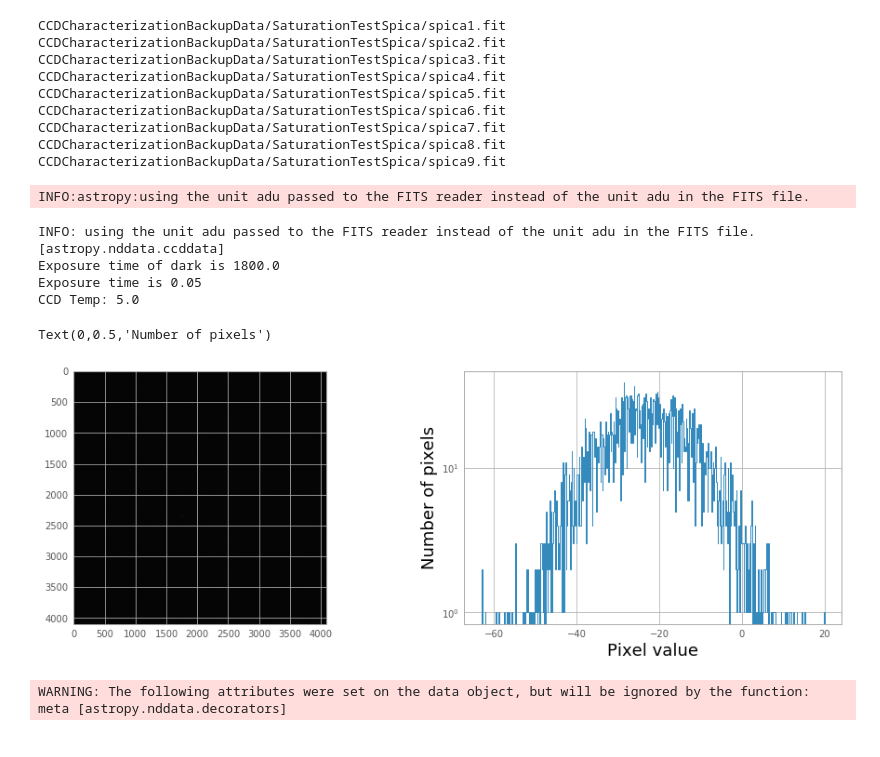
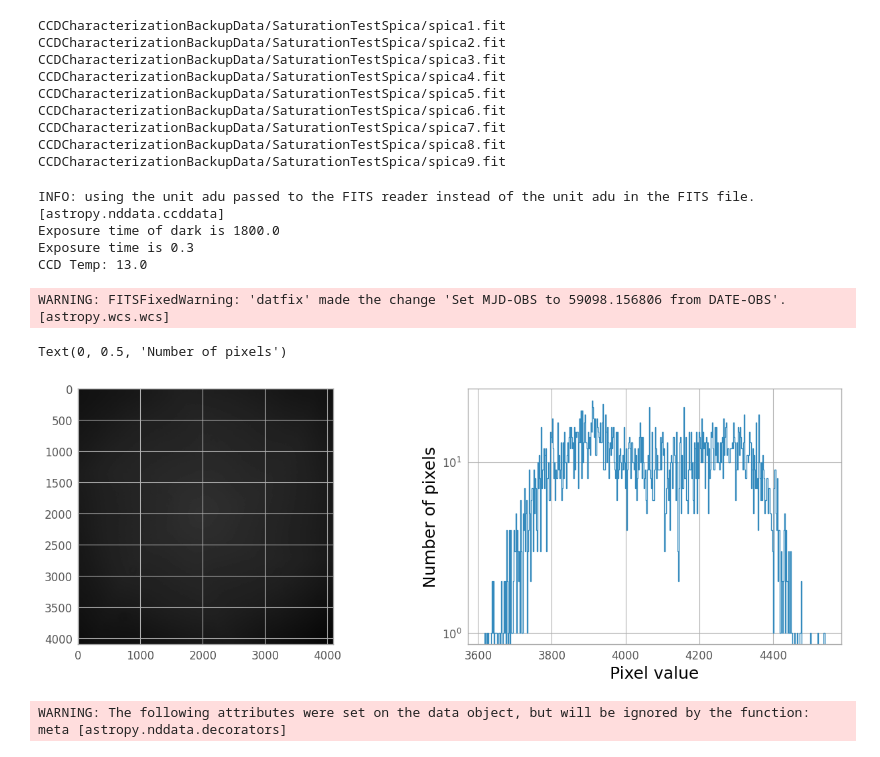
Before and after one commit to karenlmasters/ObservationalAstrophysics, a Jupyter notebook: Working with FLI Proline CCD Data.ipynb, the cells around one changed output. Drawn from its saved outputs; the diff is of its cells as text; code cells hidden in the pictures.

```diff
--- a/Working with FLI Proline CCD Data.ipynb
+++ b/Working with FLI Proline CCD Data.ipynb
@@ -449,6 +475,6 @@ INFO: using the unit adu passed to the FITS reader instead of the unit adu in th
 #This is a good way to make final best average arrays.
 #Ideally you have more than two flats to combine
 
-outdir='CCDCharacterizationBackupData/Reduced/'
+print(outdir)
 gflat = ccdp.combine(reducedlist, unit='adu', sigma_clip=True,
                              output_file=outdir+'averaged_gflat4.fit')
@@ -499,7 +527,7 @@ Text(0,0.5,'Number of pixels')
 # %%
 #Import Flat fields in g-band with 1 various exposure lengths.
 #Create the list of input files
-indir='CCDCharacterizationBackupData/DomeFlatfields/'  #Replace!
+indir=file_root+'DomeFlatfields/'  #Replace with the path to your files!
 filelist=[]
 for file in os.listdir(indir):
     if (file.endswith(".FIT") and file.startswith("flat_g") ):
@@ -529,13 +557,14 @@ CCDCharacterizationBackupData/DomeFlatfields/flat_g_5S2.FIT
 # %%
 #Need to measure average and standard deviation of the difference of two of the same length.
-#T=5s is saturated so don't use.
+#T=5s is saturated so don't use. I think T=4s maybe a bit saturated too.
 
-#Set up for results. Times from the names of the files
-time=[0.3,0.5,1.5,1.0,2.5,2.0,3.0,4.0]
-Flux=[0.0,0.0,0.0,0.0,0.0,0.0,0.0,0.0]
-SD=[0.0,0.0,0.0,0.0,0.0,0.0,0.0,0.0]
+#Set up for results. Times from the names of the files. Need one per PAIR of flat fields.
+#This is really bad hard coding, you would need to make it be right for your data!
+time=[0.3,0.5,1.5,1.0,2.5,2.0,3.0]
+Flux=[0.0,0.0,0.0,0.0,0.0,0.0,0.0]
+SD=[0.0,0.0,0.0,0.0,0.0,0.0,0.0]
 
-for i in range(8):
+for i in range(7):
     file=filelist[2*i]
     print('File to open: ',file)
     flat1 = fits.open(file)   #Read in pre-subtraction image
@@ -617,7 +650,7 @@ Here we'll use the bias, dark and flat to do a basic aperture photometry of a si
 # %%
 #Import Flat fields in g-band with 1 various exposure lengths.
 #Create the list of input files
-indir='CCDCharacterizationBackupData/SaturationTestSpica/'  #Replace!
+indir=file_root+'SaturationTestSpica/'  #Replace with path to your data
 filelist=[]
 for file in os.listdir(indir):
     if (file.endswith(".fit") and file.startswith("spica") ):
@@ -638,41 +671,41 @@ CCDCharacterizationBackupData/SaturationTestSpica/spica9.fit
 # %%
 #First we remove the bias and dark current
 avbias=CCDData.read(outdir+'averaged_bias.fit', unit="adu")
-dark1800=CCDData.read('CCDCharacterizationBackupData/Darks/dark30min_13C.fit', unit="adu")
+dark1800=CCDData.read(file_root+'Darks/dark30min_13C.fit', unit="adu")
 print('Exposure time of dark is',dark1800.header["EXPTIME"])
 
 spica1 = CCDData.read(filelist[0], unit="adu")  #Read in pre-subtraction image
 
 print('Exposure time is',spica1.header["EXPTIME"])
 print("CCD Temp:",spica1.header["CCD-TEMP"])
 
 
 #Subtract the bias
 spica1_bias = ccdp.subtract_bias(spica1, avbias)
 
 data=spica1_bias
 
 #Plot image
 fig=plt.figure(figsize=(16,5))
 ax1=fig.add_subplot(121)
 ax1.imshow(data, cmap='gray')
            #vmin=-1.0*np.median(data)*2.0, vmax=np.median(data)*2.0)
 
 pixels=data[0].data
 
 ax2=fig.add_subplot(122)
 ax2.hist(pixels.flatten(),histtype='step',bins=500)
 ax2.set_yscale('log')
 ax2.set_xlabel('Pixel value',fontsize=18)
 ax2.set_ylabel('Number of pixels',fontsize=18)
 # %% [output]
-INFO:astropy:using the unit adu passed to the FITS reader instead of the unit adu in the FITS file.
+INFO: using the unit adu passed to the FITS reader instead of the unit adu in the FITS file. [astropy.nddata.ccddata]
+Exposure time of dark is 1800.0
+Exposure time is 0.3
+CCD Temp: 13.0
-INFO: using the unit adu passed to the FITS reader instead of the unit adu in the FITS file. [astropy.nddata.ccddata]
-Exposure time of dark is 1800.0
-Exposure time is 0.05
-CCD Temp: 5.0
+WARNING: FITSFixedWarning: 'datfix' made the change 'Set MJD-OBS to 59098.156806 from DATE-OBS'. [astropy.wcs.wcs]
-Text(0,0.5,'Number of pixels')
+Text(0, 0.5, 'Number of pixels')
-[figure, old version]
+[figure, new version]
 # %%
 #Subtract the dark from the flat field images
 #(use a dark at a similar temp - which I don't currently have, so not using this).
```
Also changed, not shown: parts of 23 cells of this notebook.
